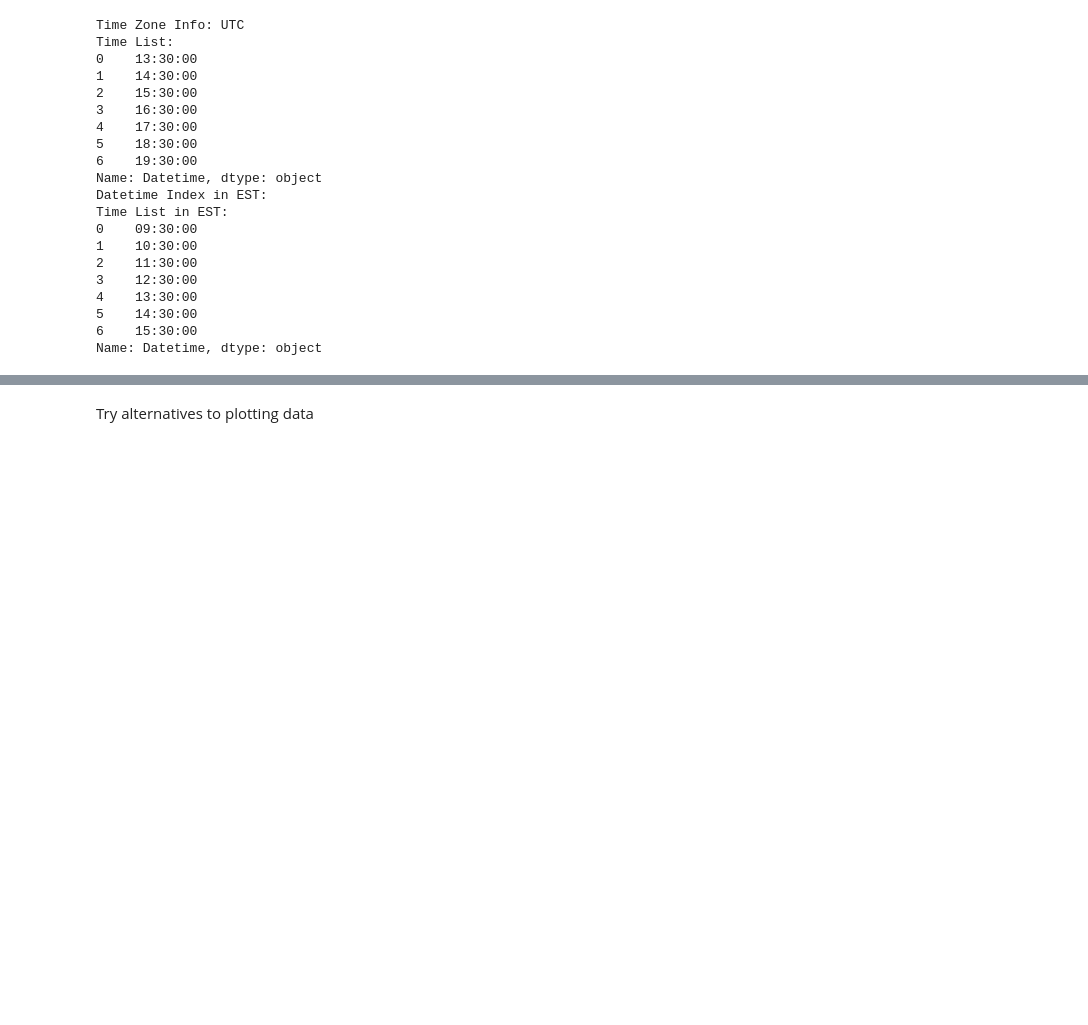
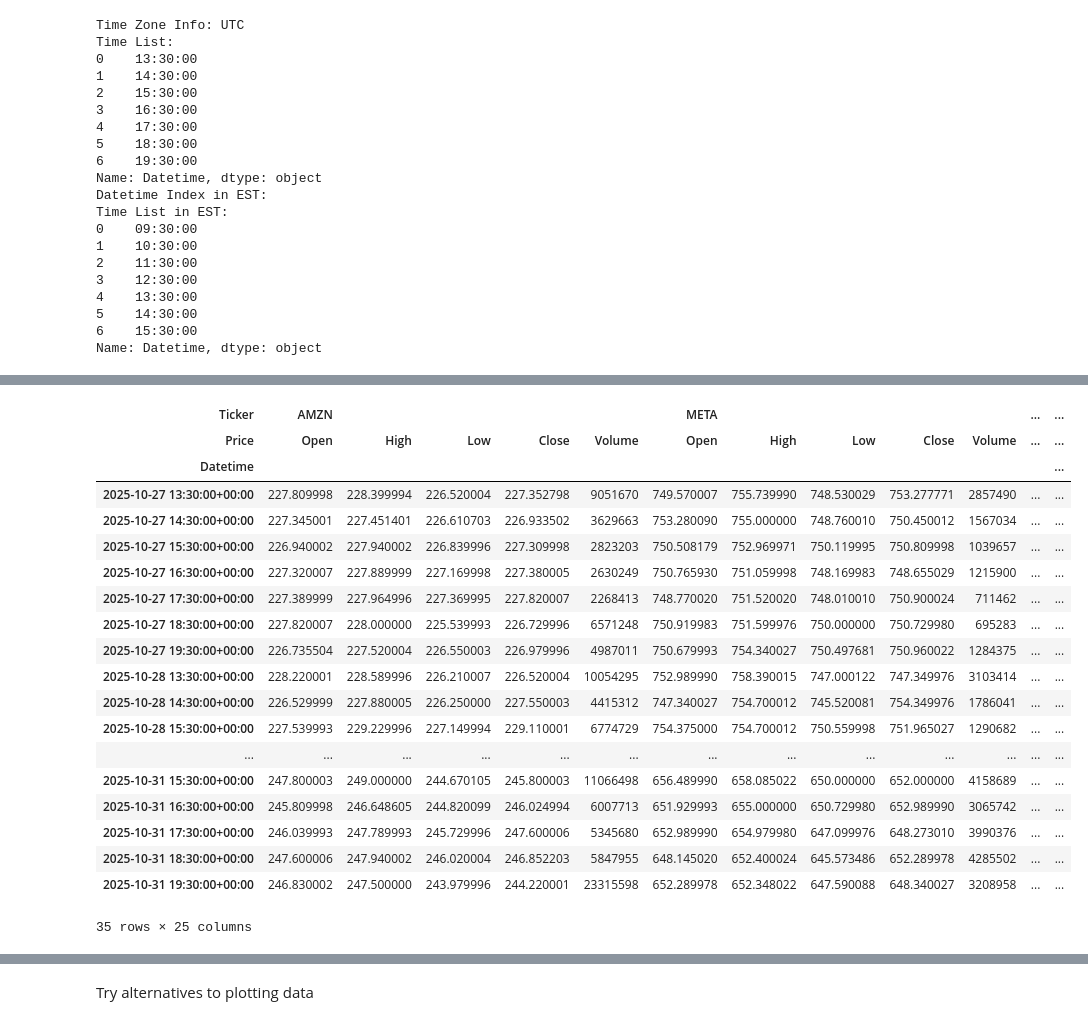
Before and after one commit to clydewatts1/PFDA_computer_architecture, a Jupyter notebook: problems.ipynb, the cells around one changed output, grey strips where cells are left out. Drawn from its saved outputs; the diff is of its cells as text; code cells hidden in the pictures; blank space fills up the shorter version.

```diff
--- a/problems.ipynb
+++ b/problems.ipynb
@@ -243,15 +270,37 @@ def load_file_into_dataframe(file):
         file (str): The path to the data file.
 
     Returns:
-        pd.DataFrame: The data as a pandas DataFrame.
+        tuple: (return_code, return_message, df) where:
+            return_code (int): 0 for success, -1 for failure
+            return_message (str): Success or error message
+            df (pd.DataFrame): The data as a pandas DataFrame with multi-level columns
     """
     return_code = 0
     return_message = "Success"
     df = None
+
+    # Check if file name is provided
     if file is None:
         logging.error("No file provided to load into dataframe.")
         return_code = -1
         return_message = "No file provided to load into dataframe."
         return return_code, return_message, None
-    df = pd.read_csv(file, header=[0,1], index_col=0, parse_dates=True)
+
+    # Check if file exists
+    if not os.path.exists(file):
+        logging.error(f"File does not exist: {file}")
+        return_code = -1
+        return_message = f"File does not exist: {file}"
+        return return_code, return_message, None
+
+    # Load the CSV file into a DataFrame with multi-level columns
+    try:
+        df = pd.read_csv(file, header=[0,1], index_col=0, parse_dates=True)
+        logging.info(f"Successfully loaded data from {file}. Shape: {df.shape}")
+    except Exception as e:
+        logging.error(f"Error loading file {file}: {e}")
+        return_code = -1
+        return_message = f"Error loading file {file}: {e}"
+        return return_code, return_message, None
+
     return return_code, return_message, df
@@ -428 +449,24 @@ Name: Datetime, dtype: datetime64[ns, UTC]
+# %%
+df
+# %% [output]
+| Ticker | AMZN |  |  |  |  | META |  |  |  |  | ... | ... |
+| Price | Open | High | Low | Close | Volume | Open | High | Low | Close | Volume | ... | ... |
+| Datetime |  |  |  |  |  |  |  |  |  |  |  | ... |
+| 2025-10-27 13:30:00+00:00 | 227.809998 | 228.399994 | 226.520004 | 227.352798 | 9051670 | 749.570007 | 755.739990 | 748.530029 | 753.277771 | 2857490 | ... | ... |
+| 2025-10-27 14:30:00+00:00 | 227.345001 | 227.451401 | 226.610703 | 226.933502 | 3629663 | 753.280090 | 755.000000 | 748.760010 | 750.450012 | 1567034 | ... | ... |
+| 2025-10-27 15:30:00+00:00 | 226.940002 | 227.940002 | 226.839996 | 227.309998 | 2823203 | 750.508179 | 752.969971 | 750.119995 | 750.809998 | 1039657 | ... | ... |
+| 2025-10-27 16:30:00+00:00 | 227.320007 | 227.889999 | 227.169998 | 227.380005 | 2630249 | 750.765930 | 751.059998 | 748.169983 | 748.655029 | 1215900 | ... | ... |
+| 2025-10-27 17:30:00+00:00 | 227.389999 | 227.964996 | 227.369995 | 227.820007 | 2268413 | 748.770020 | 751.520020 | 748.010010 | 750.900024 | 711462 | ... | ... |
+| 2025-10-27 18:30:00+00:00 | 227.820007 | 228.000000 | 225.539993 | 226.729996 | 6571248 | 750.919983 | 751.599976 | 750.000000 | 750.729980 | 695283 | ... | ... |
+| 2025-10-27 19:30:00+00:00 | 226.735504 | 227.520004 | 226.550003 | 226.979996 | 4987011 | 750.679993 | 754.340027 | 750.497681 | 750.960022 | 1284375 | ... | ... |
+| 2025-10-28 13:30:00+00:00 | 228.220001 | 228.589996 | 226.210007 | 226.520004 | 10054295 | 752.989990 | 758.390015 | 747.000122 | 747.349976 | 3103414 | ... | ... |
+| 2025-10-28 14:30:00+00:00 | 226.529999 | 227.880005 | 226.250000 | 227.550003 | 4415312 | 747.340027 | 754.700012 | 745.520081 | 754.349976 | 1786041 | ... | ... |
+| 2025-10-28 15:30:00+00:00 | 227.539993 | 229.229996 | 227.149994 | 229.110001 | 6774729 | 754.375000 | 754.700012 | 750.559998 | 751.965027 | 1290682 | ... | ... |
+| ... | ... | ... | ... | ... | ... | ... | ... | ... | ... | ... | ... | ... |
+| 2025-10-31 15:30:00+00:00 | 247.800003 | 249.000000 | 244.670105 | 245.800003 | 11066498 | 656.489990 | 658.085022 | 650.000000 | 652.000000 | 4158689 | ... | ... |
+| 2025-10-31 16:30:00+00:00 | 245.809998 | 246.648605 | 244.820099 | 246.024994 | 6007713 | 651.929993 | 655.000000 | 650.729980 | 652.989990 | 3065742 | ... | ... |
+| 2025-10-31 17:30:00+00:00 | 246.039993 | 247.789993 | 245.729996 | 247.600006 | 5345680 | 652.989990 | 654.979980 | 647.099976 | 648.273010 | 3990376 | ... | ... |
+| 2025-10-31 18:30:00+00:00 | 247.600006 | 247.940002 | 246.020004 | 246.852203 | 5847955 | 648.145020 | 652.400024 | 645.573486 | 652.289978 | 4285502 | ... | ... |
+| 2025-10-31 19:30:00+00:00 | 246.830002 | 247.500000 | 243.979996 | 244.220001 | 23315598 | 652.289978 | 652.348022 | 647.590088 | 648.340027 | 3208958 | ... | ... |
+35 rows × 25 columns
 # %%
```
Also changed, not shown: parts of 21 cells of this notebook, 36 other files.
